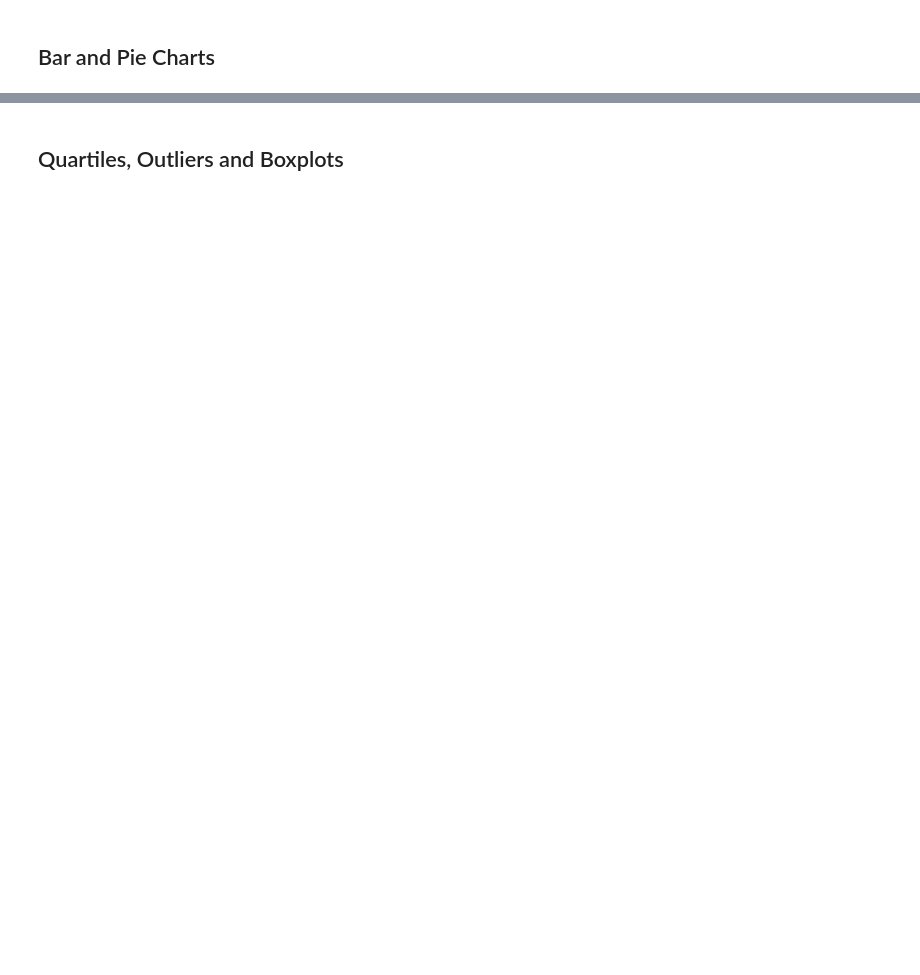
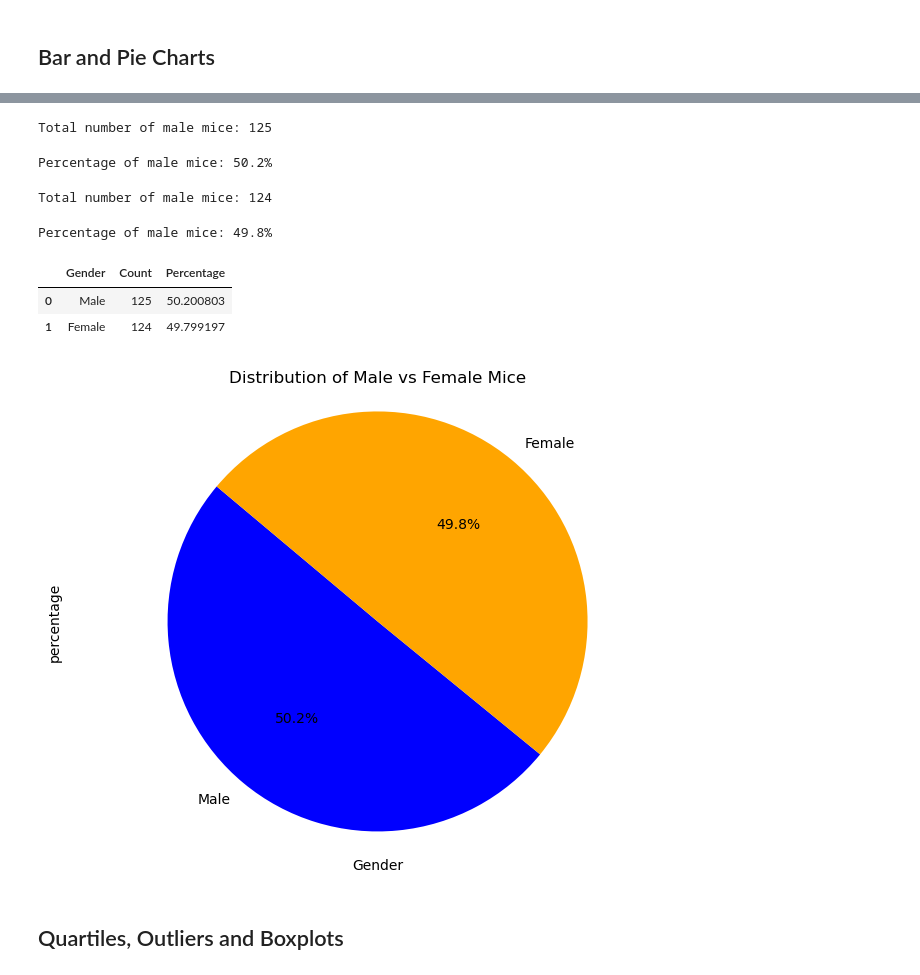
Before and after one commit to aparajita-code/Matplotlib_Module_Challenge, a Jupyter notebook: Pymaceuticals/pymaceuticals_starter.ipynb, the cells around one changed output, grey strips where cells are left out. Saved outputs shown, nothing was run; the diff lists cells and outputs as text; code cells hidden in the pictures; blank space fills up the shorter version.

```diff
--- a/Pymaceuticals/pymaceuticals_starter.ipynb
+++ b/Pymaceuticals/pymaceuticals_starter.ipynb
@@ -217,3 +217,51 @@ regimen_summary
+# %%
+male_count = unique_gender_df['Sex'].value_counts()['Male']
+male_count
+
+print(f"Total number of male mice: {male_count}")
+# %% [output]
+Total number of male mice: 125
+# %%
+percentage_male = (male_count / Total_mice_count) * 100
+percentage_male
+print(f"Percentage of male mice: {percentage_male:.1f}%")
+# %% [output]
+Percentage of male mice: 50.2%
+# %%
+Female_count = unique_gender_df['Sex'].value_counts()['Female']
+Female_count
+
+print(f"Total number of male mice: {Female_count}")
+# %% [output]
+Total number of male mice: 124
+# %%
+percentage_Female = (Female_count / Total_mice_count) * 100
+percentage_Female
+print(f"Percentage of Female mice: {percentage_Female:.1f}%")
+# %% [output]
+Percentage of male mice: 49.8%
+# %%
+data= {
+    'Gender': ['Male', 'Female'],
+    'Count': [male_count,Female_count],
+    'Percentage': [percentage_male, percentage_Female]
+}
+Pie_chart_df = pd.DataFrame(data)
+Pie_chart_df
+# %% [output]
+|  | Gender | Count | Percentage |
+| 0 | Male | 125 | 50.200803 |
+| 1 | Female | 124 | 49.799197 |
+# %%
+plt.figure(figsize=(8, 6))
+plt.pie(Pie_chart_df['Count'], labels=Pie_chart_df['Gender'], autopct='%1.1f%%', startangle=140, colors=['Blue', 'Orange'])
+plt.title('Distribution of Male vs Female Mice')
+plt.axis('equal')  # Equal aspect ratio ensures that pie is drawn as a circle.
+plt.xlabel('Gender')
+plt.ylabel('percentage')
+plt.show()
+# %% [output]
+[figure, added]
 # %% [markdown]
 ## Quartiles, Outliers and Boxplots
 # %%
```
Also changed, not shown: parts of 19 cells of this notebook.
